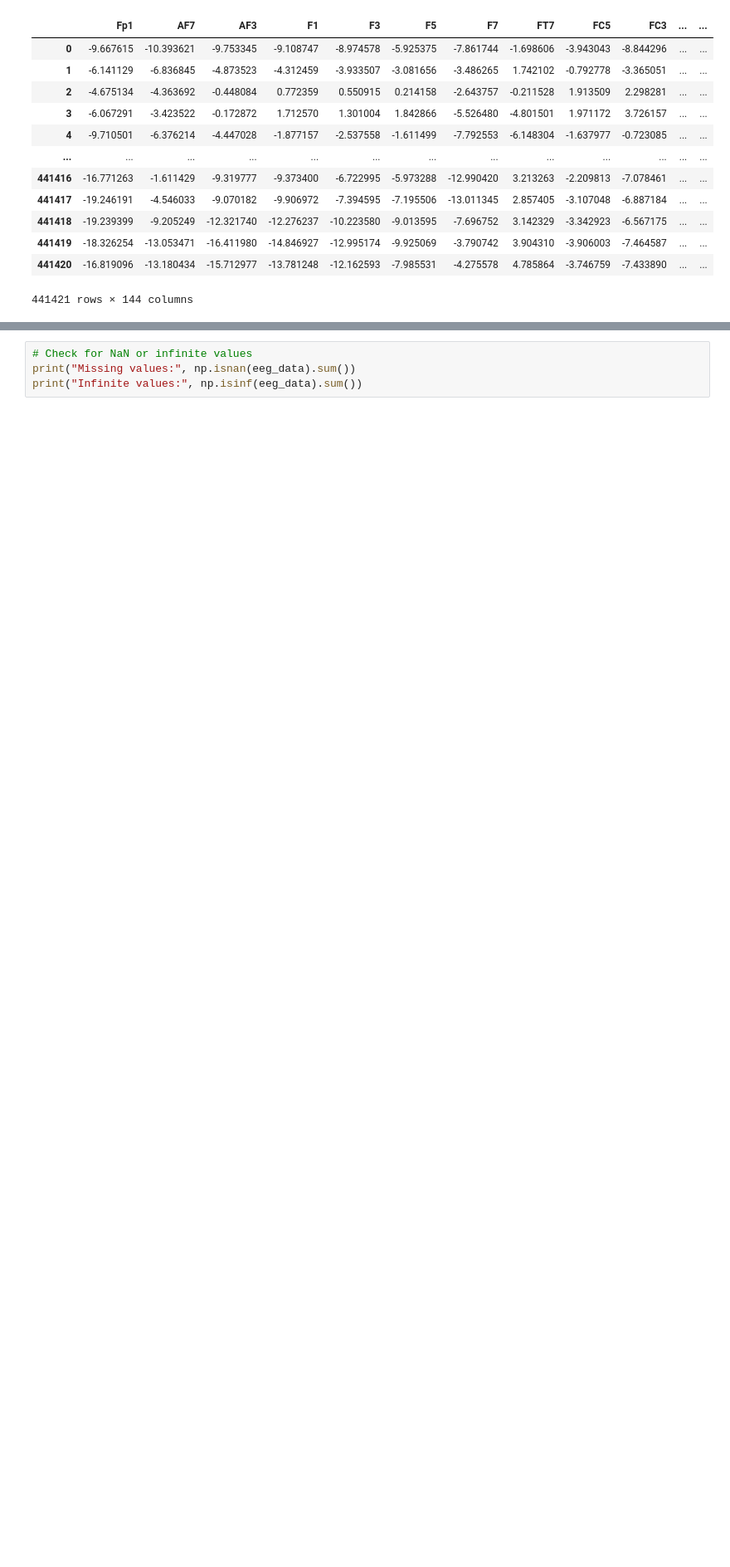
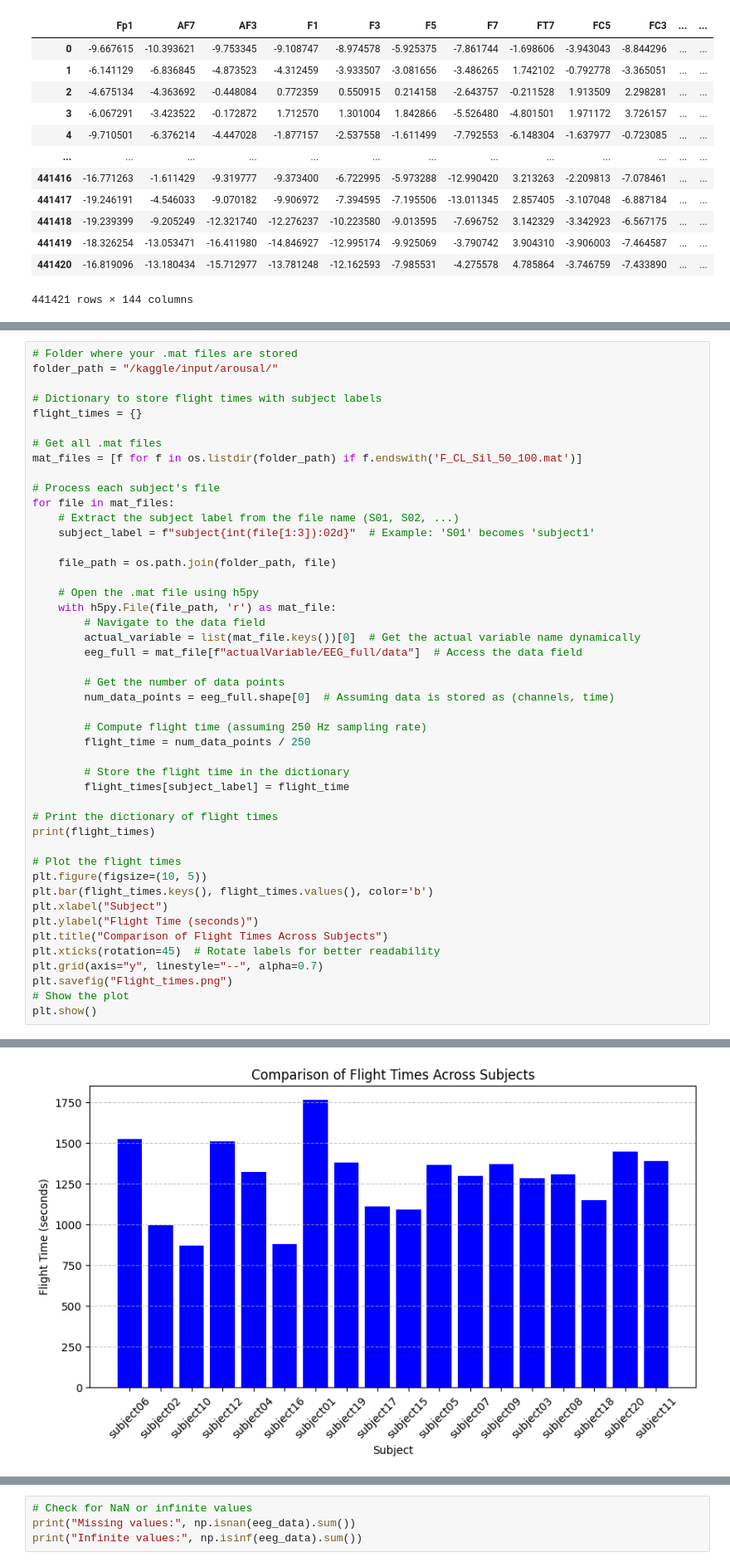
Before and after one commit to Ssalijoshua/Regulation-of-arousal-, a Jupyter notebook: eda-code.ipynb, the cells around one changed output, grey strips where cells are left out. Shown at 83% size. Saved outputs shown, nothing was run; the diff lists cells and outputs as text; blank space fills up the shorter version.

Commit message:
Kaggle Notebook | EDA_code | Version 12

```diff
--- a/eda-code.ipynb
+++ b/eda-code.ipynb
@@ -237,0 +249,47 @@ eeg_data
+# %%
+# Folder where your .mat files are stored
+folder_path = "/kaggle/input/arousal/"
+
+# Dictionary to store flight times with subject labels
+flight_times = {}
+
+# Get all .mat files
+mat_files = [f for f in os.listdir(folder_path) if f.endswith('F_CL_Sil_50_100.mat')]
+
+# Process each subject's file
+for file in mat_files:
+    # Extract the subject label from the file name (S01, S02, ...)
+    subject_label = f"subject{int(file[1:3]):02d}"  # Example: 'S01' becomes 'subject1'
+
+    file_path = os.path.join(folder_path, file)
+
+    # Open the .mat file using h5py
+    with h5py.File(file_path, 'r') as mat_file:
+        # Navigate to the data field
+        actual_variable = list(mat_file.keys())[0]  # Get the actual variable name dynamically
+        eeg_full = mat_file[f"actualVariable/EEG_full/data"]  # Access the data field
+
+        # Get the number of data points
+        num_data_points = eeg_full.shape[0]  # Assuming data is stored as (channels, time)
+
+        # Compute flight time (assuming 250 Hz sampling rate)
+        flight_time = num_data_points / 250
+
+        # Store the flight time in the dictionary
+        flight_times[subject_label] = flight_time
+
+# Print the dictionary of flight times
+print(flight_times)
+
+# Plot the flight times
+plt.figure(figsize=(10, 5))
+plt.bar(flight_times.keys(), flight_times.values(), color='b')
+plt.xlabel("Subject")
+plt.ylabel("Flight Time (seconds)")
+plt.title("Comparison of Flight Times Across Subjects")
+plt.xticks(rotation=45)  # Rotate labels for better readability
+plt.grid(axis="y", linestyle="--", alpha=0.7)
+plt.savefig("Flight_times.png")
+# Show the plot
+plt.show()
+# %% [output]
@@ -237,0 +297 @@ eeg_data
+[figure, added]
```
Also changed, not shown: parts of 26 cells of this notebook.
